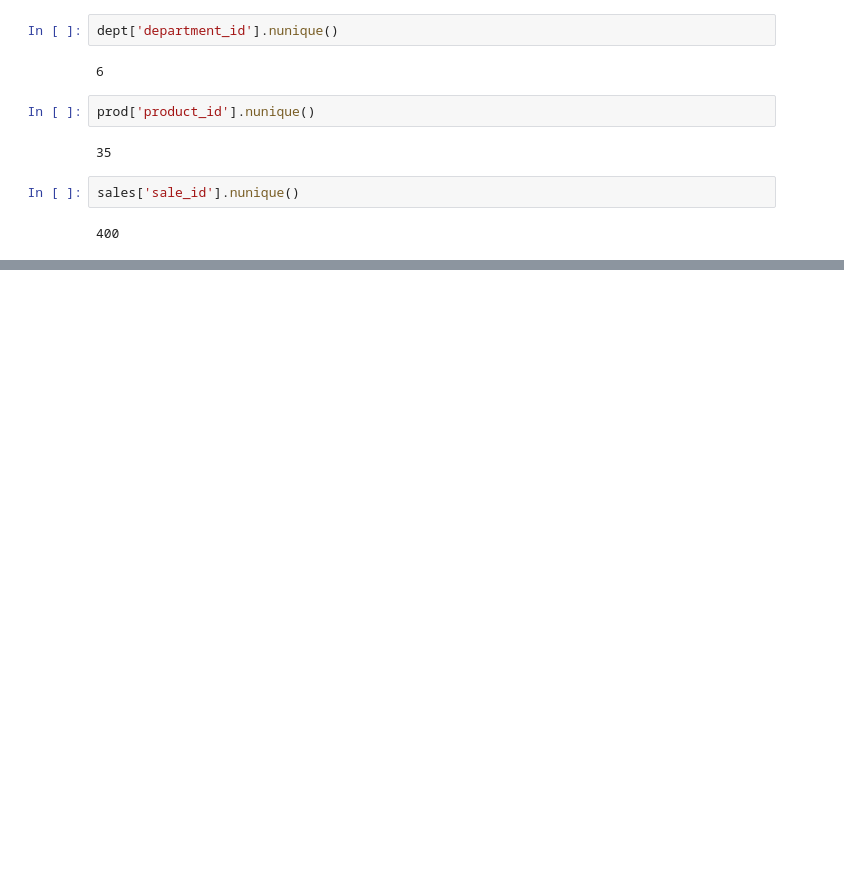
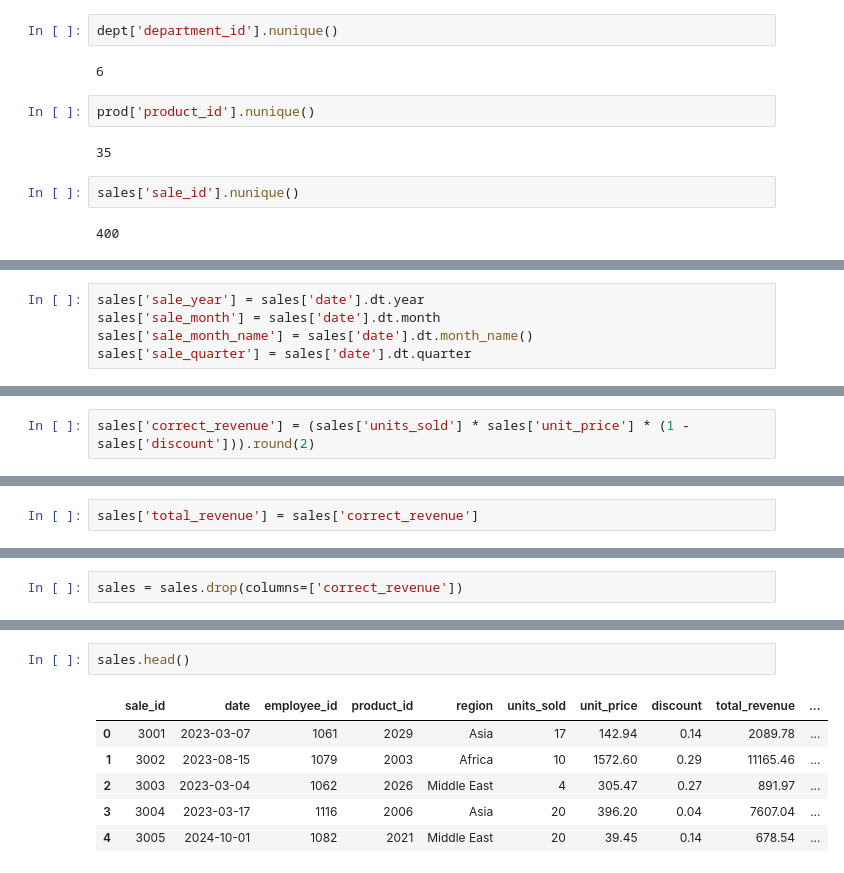
Before and after one commit to FarhanKhan1/DA_project, a Jupyter notebook: project_testing_modified.ipynb, the cells around one changed output, grey strips where cells are left out. Cells and saved outputs as stored; diff of their text form; blank space fills up the shorter version.

```diff
--- a/project_testing_modified.ipynb
+++ b/project_testing_modified.ipynb
@@ -680,0 +1122,5 @@ np.int64(3)
+# %%
+sales['sale_year'] = sales['date'].dt.year
+sales['sale_month'] = sales['date'].dt.month
+sales['sale_month_name'] = sales['date'].dt.month_name()
+sales['sale_quarter'] = sales['date'].dt.quarter
@@ -680,0 +1203,2 @@ np.int64(3)
+# %%
+sales['correct_revenue'] = (sales['units_sold'] * sales['unit_price'] * (1 - sales['discount'])).round(2)
@@ -680,0 +1249,2 @@ np.int64(3)
+# %%
+sales['total_revenue'] = sales['correct_revenue']
@@ -680,0 +1268,2 @@ np.int64(3)
+# %%
+sales = sales.drop(columns=['correct_revenue'])
@@ -680,0 +1355,9 @@ np.int64(3)
+# %%
+sales.head()
+# %% [output]
+|  | sale_id | date | employee_id | product_id | region | units_sold | unit_price | discount | total_revenue | ... |
+| 0 | 3001 | 2023-03-07 | 1061 | 2029 | Asia | 17 | 142.94 | 0.14 | 2089.78 | ... |
+| 1 | 3002 | 2023-08-15 | 1079 | 2003 | Africa | 10 | 1572.60 | 0.29 | 11165.46 | ... |
+| 2 | 3003 | 2023-03-04 | 1062 | 2026 | Middle East | 4 | 305.47 | 0.27 | 891.97 | ... |
+| 3 | 3004 | 2023-03-17 | 1116 | 2006 | Asia | 20 | 396.20 | 0.04 | 7607.04 | ... |
+| 4 | 3005 | 2024-10-01 | 1082 | 2021 | Middle East | 20 | 39.45 | 0.14 | 678.54 | ... |
```
Also changed, not shown: parts of 101 cells of this notebook.
